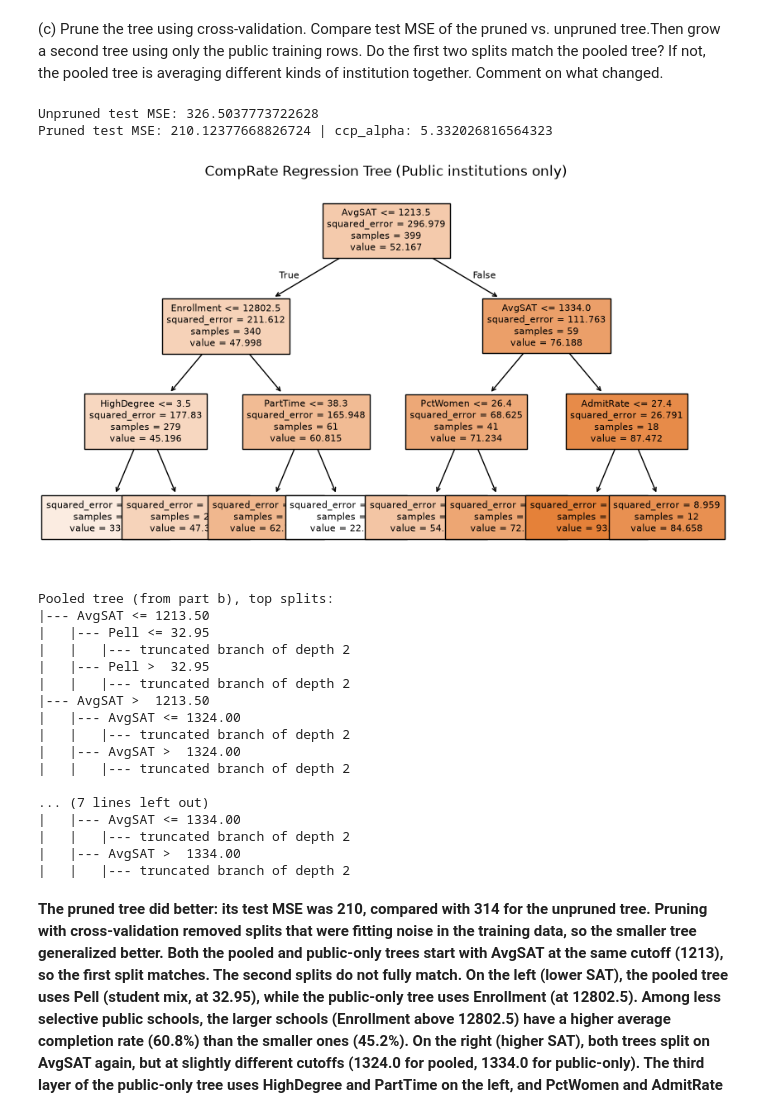
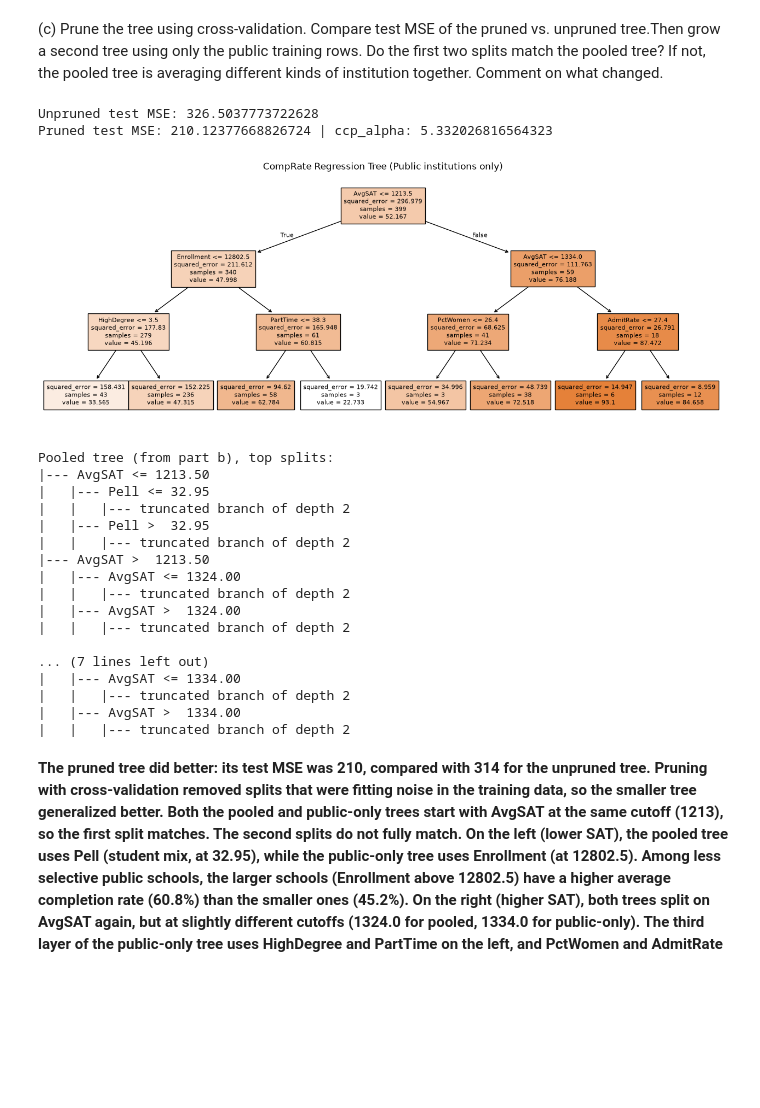
Before and after one commit to uiuc-msynowiec/cs598_psl, a Jupyter notebook: CodingAssignments/CA3/CS598_PSL_CA_3.ipynb, the cells around one changed output. Saved outputs shown, nothing was run; the diff lists cells and outputs as text; code cells hidden in the pictures; blank space fills up the shorter version.

```diff
--- a/CodingAssignments/CA3/CS598_PSL_CA_3.ipynb
+++ b/CodingAssignments/CA3/CS598_PSL_CA_3.ipynb
@@ -231,35 +231,35 @@ unpruned_mse = mean_squared_error(y_test, unpruned_tree.predict(X_test))
 
 # prune
 alphas = unpruned_tree.cost_complexity_pruning_path(X_train, y_train).ccp_alphas
 grid = GridSearchCV(
     DecisionTreeRegressor(random_state=RANDOM_SEED),
     {"ccp_alpha": alphas},
     cv=5,
     scoring="neg_mean_squared_error",
 )
 grid.fit(X_train, y_train)
 pruned_tree = grid.best_estimator_
 pruned_mse = mean_squared_error(y_test, pruned_tree.predict(X_test))
 
 print("Unpruned test MSE:", unpruned_mse)
 print("Pruned test MSE:", pruned_mse, "| ccp_alpha:", grid.best_params_["ccp_alpha"])
 
 public_tree = DecisionTreeRegressor(max_depth=3, min_impurity_decrease=0.008, random_state=RANDOM_SEED)
 public_tree.fit(X_train[control_train == "Public"], y_train[control_train == "Public"])
 
-plt.figure(figsize=(10, 6))
+plt.figure(figsize=(16, 6))
 plot_tree(public_tree, feature_names=list(X_train.columns), filled=True, fontsize=8)
 plt.title("CompRate Regression Tree (Public institutions only)")
 plt.show()
 
 print("Pooled tree (from part b), top splits:")
 print(export_text(tree, feature_names=list(X_train.columns), max_depth=1))
 print("Public-only tree, top splits:")
 print(export_text(public_tree, feature_names=list(X_train.columns), max_depth=1))
 # %% [output]
 Unpruned test MSE: 326.5037773722628
 Pruned test MSE: 210.12377668826724 | ccp_alpha: 5.332026816564323
-[figure, old version]
+[figure, new version]
 Pooled tree (from part b), top splits:
 |--- AvgSAT <= 1213.50
 |   |--- Pell <= 32.95
```
Also changed, not shown: parts of 1 cell of this notebook, 2 other files.
